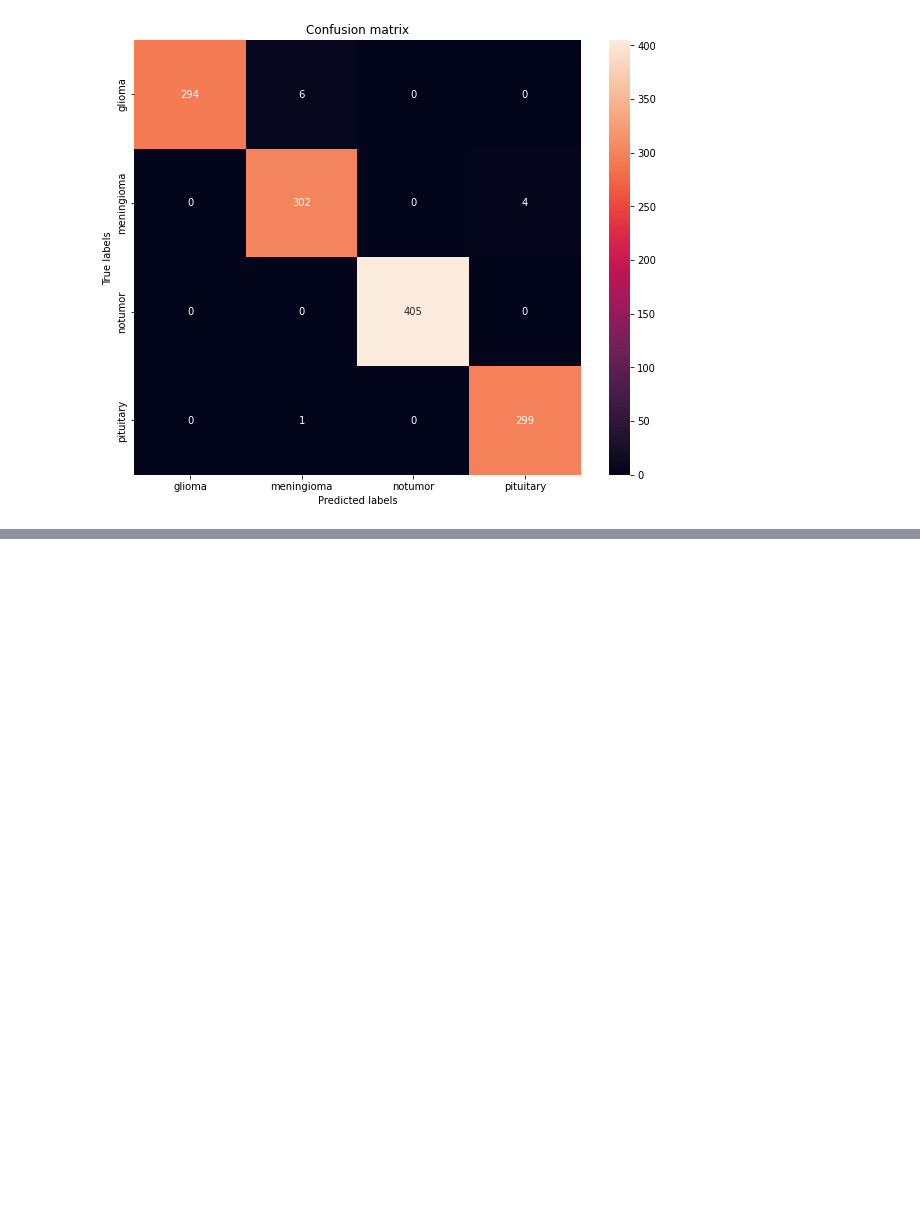
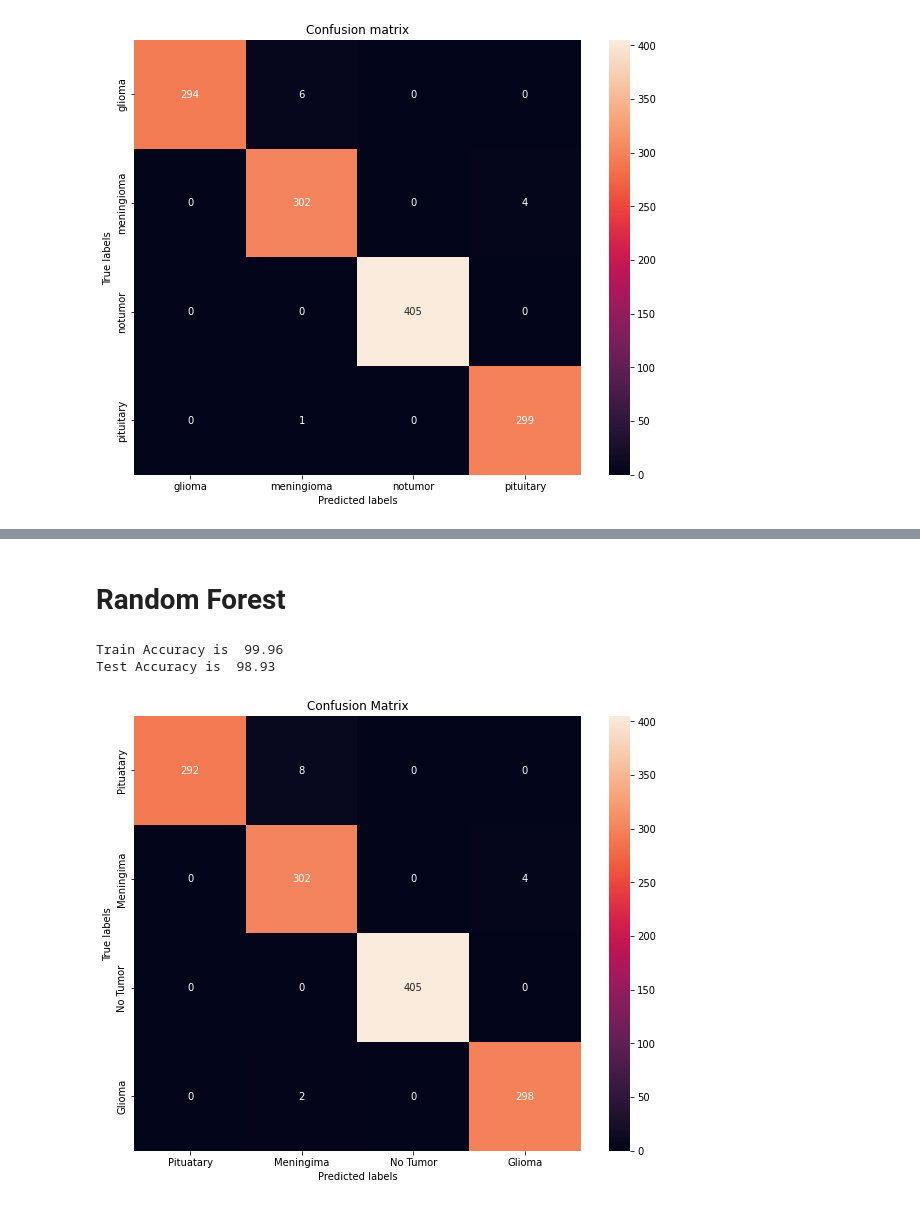
Before and after one commit to AnuraghSarkar/inversecooking, a Jupyter notebook: mri.ipynb, the cells around one changed output, grey strips where cells are left out. Cells and saved outputs as stored; diff of their text form; code cells hidden in the pictures; blank space fills up the shorter version.

Commit message:
random forest

```diff
--- a/mri.ipynb
+++ b/mri.ipynb
@@ -861,3 +861,40 @@ emsemble_test_predict[emsemble_test_predict['actual']!=emsemble_test_predict['pr
 | Testing/meningioma/Te-me_0287.jpg | pituitary | pituitary | meningioma | pituitary | pituitary | pituitary | pituitary | meningioma | ... |
 | Testing/meningioma/Te-me_0292.jpg | pituitary | meningioma | meningioma | pituitary | pituitary | pituitary | pituitary | meningioma | ... |
 | Testing/pituitary/Te-piTr_0002.jpg | meningioma | meningioma | pituitary | meningioma | meningioma | meningioma | pituitary | pituitary | ... |
+# %% [markdown]
+# Random Forest
+# %%
+X = model_predictions_train[['3c2f','vgg16','vgg16_ctrained','resnet','resnet_ctrained','inception','inception_ctrained']]
+y = model_predictions_train['actual']
+
+X_val = model_predictions_test[['3c2f','vgg16','vgg16_ctrained','resnet','resnet_ctrained','inception','inception_ctrained']]
+y_val = model_predictions_test['actual']
+
+X = pd.get_dummies(X)
+X_val = pd.get_dummies(X_val)
+
+model = RandomForestClassifier(random_state=7)
+model.fit(X,y)
+
+prediction_train = model.predict(X)
+prediction_val = model.predict(X_val)
+
+print('Train Accuracy is ', round(accuracy_score(y, prediction_train)*100,2))
+print('Test Accuracy is ', round(accuracy_score(y_val, prediction_val)*100,2))
+# %% [output]
+Train Accuracy is  99.96
+Test Accuracy is  98.93
+# %%
+plt.figure(figsize=(10, 8))
+ax= plt.subplot()
+cm = confusion_matrix(model_predictions_test['actual'], prediction_val)
+sns.heatmap(cm, annot=True, fmt='g', ax=ax);
+
+# labels, title and ticks
+ax.set_xlabel('Predicted labels');ax.set_ylabel('True labels');
+ax.set_title('Confusion Matrix');
+ax.xaxis.set_ticklabels(['Pituatary','Meningima','No Tumor','Glioma']); ax.yaxis.set_ticklabels(['Pituatary','Meningima','No Tumor','Glioma']);
+#save the plot
+plt.savefig('condusion_matrix_randomforest.png')
+# %% [output]
+[figure, added]
```
Also changed, not shown: 1 other file.
